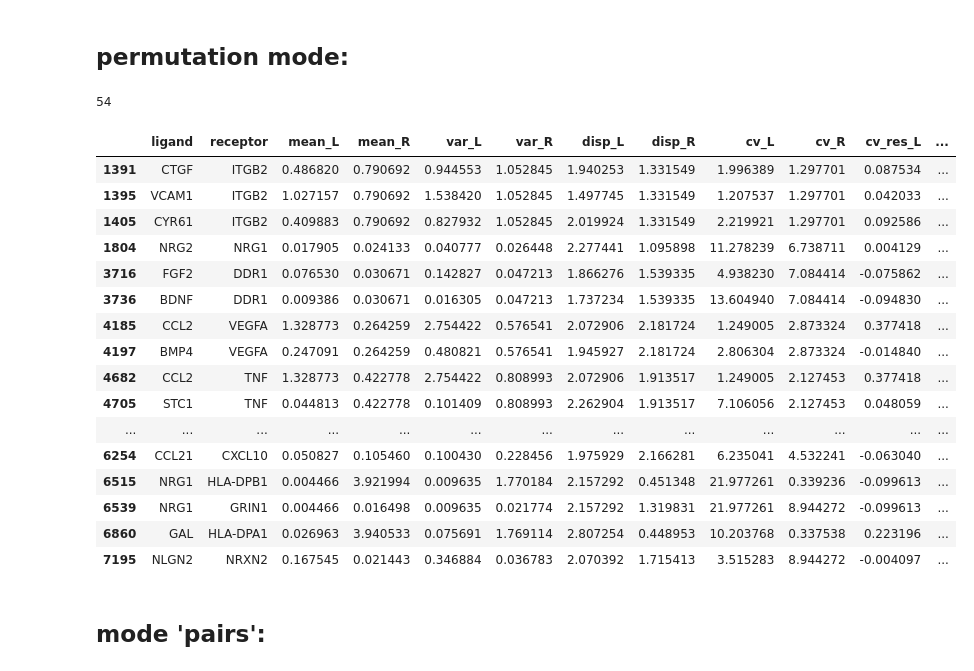
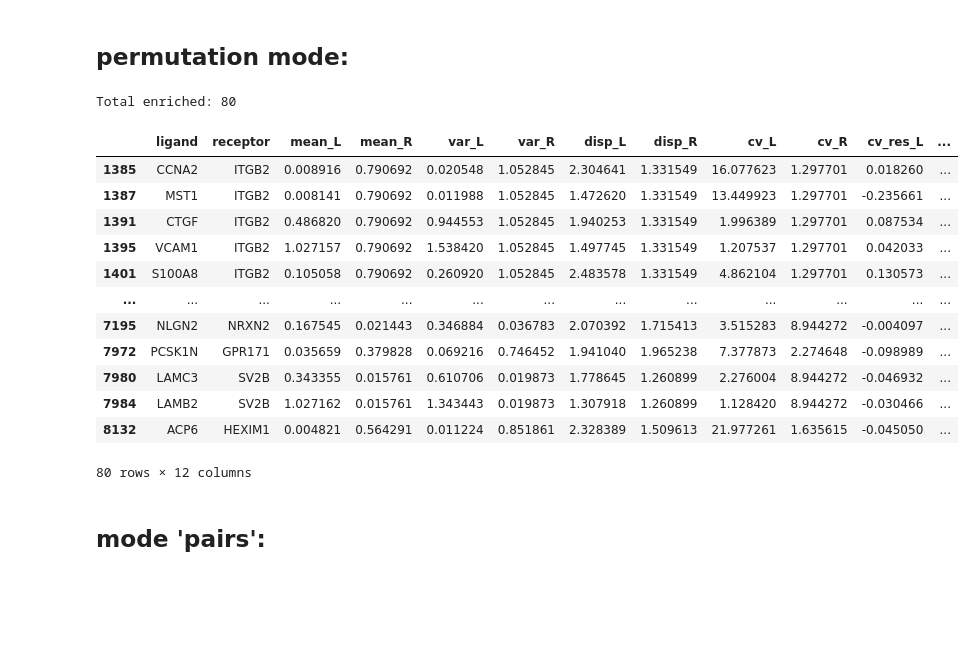
Before and after one commit to qwerty239qwe/Xct, a Jupyter notebook: note_test.ipynb, the cells around one changed output. Drawn from its saved outputs; the diff is of its cells as text; code cells hidden in the pictures; blank space fills up the shorter version.

```diff
--- a/note_test.ipynb
+++ b/note_test.ipynb
@@ -108,34 +113,30 @@ df1
 # %%
 np.random.seed(1)
 
-orig_score0 = np.asarray(obj1.score(method=0))
-pmt_scores0 = scores(ada, obj1, n=100)
+orig_score = np.asarray(obj1.score(method=1))
+pmt_scores = scores(ada, obj1, method = 1, a = 0.8, n = 100)
 
-enriched, pvals, counts = pmt_test(orig_score0, pmt_scores0)
+enriched, pvals, counts = pmt_test(orig_score, pmt_scores)
 #enriched, counts
 
 df_enriched = df1.iloc[enriched, :]
-print(len(df_enriched))
+print('Total enriched:', len(df_enriched))
 df_enriched
 # %% [output]
-54
+Total enriched: 80
 |  | ligand | receptor | mean_L | mean_R | var_L | var_R | disp_L | disp_R | cv_L | cv_R | cv_res_L | ... |
+| 1385 | CCNA2 | ITGB2 | 0.008916 | 0.790692 | 0.020548 | 1.052845 | 2.304641 | 1.331549 | 16.077623 | 1.297701 | 0.018260 | ... |
+| 1387 | MST1 | ITGB2 | 0.008141 | 0.790692 | 0.011988 | 1.052845 | 1.472620 | 1.331549 | 13.449923 | 1.297701 | -0.235661 | ... |
 | 1391 | CTGF | ITGB2 | 0.486820 | 0.790692 | 0.944553 | 1.052845 | 1.940253 | 1.331549 | 1.996389 | 1.297701 | 0.087534 | ... |
 | 1395 | VCAM1 | ITGB2 | 1.027157 | 0.790692 | 1.538420 | 1.052845 | 1.497745 | 1.331549 | 1.207537 | 1.297701 | 0.042033 | ... |
-| 1405 | CYR61 | ITGB2 | 0.409883 | 0.790692 | 0.827932 | 1.052845 | 2.019924 | 1.331549 | 2.219921 | 1.297701 | 0.092586 | ... |
-| 1804 | NRG2 | NRG1 | 0.017905 | 0.024133 | 0.040777 | 0.026448 | 2.277441 | 1.095898 | 11.278239 | 6.738711 | 0.004129 | ... |
-| 3716 | FGF2 | DDR1 | 0.076530 | 0.030671 | 0.142827 | 0.047213 | 1.866276 | 1.539335 | 4.938230 | 7.084414 | -0.075862 | ... |
-| 3736 | BDNF | DDR1 | 0.009386 | 0.030671 | 0.016305 | 0.047213 | 1.737234 | 1.539335 | 13.604940 | 7.084414 | -0.094830 | ... |
-| 4185 | CCL2 | VEGFA | 1.328773 | 0.264259 | 2.754422 | 0.576541 | 2.072906 | 2.181724 | 1.249005 | 2.873324 | 0.377418 | ... |
-| 4197 | BMP4 | VEGFA | 0.247091 | 0.264259 | 0.480821 | 0.576541 | 1.945927 | 2.181724 | 2.806304 | 2.873324 | -0.014840 | ... |
-| 4682 | CCL2 | TNF | 1.328773 | 0.422778 | 2.754422 | 0.808993 | 2.072906 | 1.913517 | 1.249005 | 2.127453 | 0.377418 | ... |
-| 4705 | STC1 | TNF | 0.044813 | 0.422778 | 0.101409 | 0.808993 | 2.262904 | 1.913517 | 7.106056 | 2.127453 | 0.048059 | ... |
+| 1401 | S100A8 | ITGB2 | 0.105058 | 0.790692 | 0.260920 | 1.052845 | 2.483578 | 1.331549 | 4.862104 | 1.297701 | 0.130573 | ... |
 | ... | ... | ... | ... | ... | ... | ... | ... | ... | ... | ... | ... | ... |
-| 6254 | CCL21 | CXCL10 | 0.050827 | 0.105460 | 0.100430 | 0.228456 | 1.975929 | 2.166281 | 6.235041 | 4.532241 | -0.063040 | ... |
-| 6515 | NRG1 | HLA-DPB1 | 0.004466 | 3.921994 | 0.009635 | 1.770184 | 2.157292 | 0.451348 | 21.977261 | 0.339236 | -0.099613 | ... |
-| 6539 | NRG1 | GRIN1 | 0.004466 | 0.016498 | 0.009635 | 0.021774 | 2.157292 | 1.319831 | 21.977261 | 8.944272 | -0.099613 | ... |
-| 6860 | GAL | HLA-DPA1 | 0.026963 | 3.940533 | 0.075691 | 1.769114 | 2.807254 | 0.448953 | 10.203768 | 0.337538 | 0.223196 | ... |
 | 7195 | NLGN2 | NRXN2 | 0.167545 | 0.021443 | 0.346884 | 0.036783 | 2.070392 | 1.715413 | 3.515283 | 8.944272 | -0.004097 | ... |
+| 7972 | PCSK1N | GPR171 | 0.035659 | 0.379828 | 0.069216 | 0.746452 | 1.941040 | 1.965238 | 7.377873 | 2.274648 | -0.098989 | ... |
+| 7980 | LAMC3 | SV2B | 0.343355 | 0.015761 | 0.610706 | 0.019873 | 1.778645 | 1.260899 | 2.276004 | 8.944272 | -0.046932 | ... |
+| 7984 | LAMB2 | SV2B | 1.027162 | 0.015761 | 1.343443 | 0.019873 | 1.307918 | 1.260899 | 1.128420 | 8.944272 | -0.030466 | ... |
+| 8132 | ACP6 | HEXIM1 | 0.004821 | 0.564291 | 0.011224 | 0.851861 | 2.328389 | 1.509613 | 21.977261 | 1.635615 | -0.045050 | ... |
+80 rows × 12 columns
 # %% [markdown]
 ## mode 'pairs':
 # %%
```
Also changed, not shown: parts of 7 cells of this notebook.
